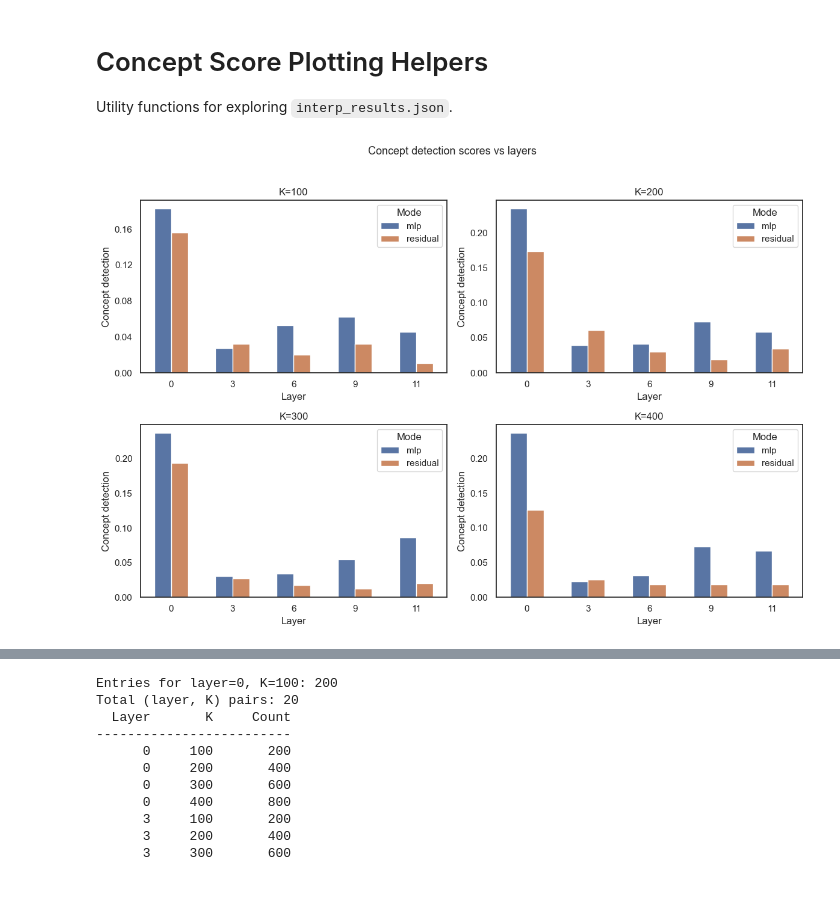
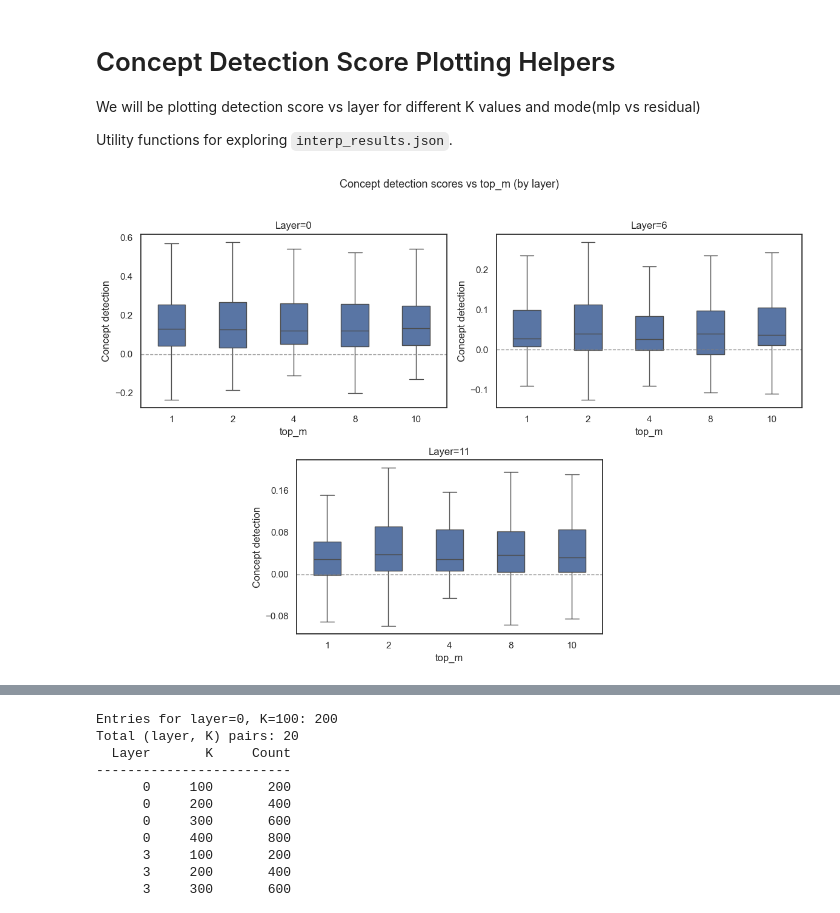
Before and after one commit to Adefioye/mech-interp-exploration, a Jupyter notebook: snmf-mlp/notebooks/concept_score_plotting.ipynb, the cells around one changed output, grey strips where cells are left out. Drawn from its saved outputs; the diff is of its cells as text; code cells hidden in the pictures.

Commit message:
Finish run for top_m for concept detection

```diff
--- a/snmf-mlp/notebooks/concept_score_plotting.ipynb
+++ b/snmf-mlp/notebooks/concept_score_plotting.ipynb
@@ -1,5 +1,7 @@
 # %% [markdown]
-# Concept Score Plotting Helpers
+# Concept Detection Score Plotting Helpers
+
+We will be plotting detection score vs layer for different K values and mode(mlp vs residual)
 
 Utility functions for exploring `interp_results.json`.
 # %%
@@ -47,31 +49,41 @@ def _cosine_list(score_dict):
     return cos if isinstance(cos, list) else []
 
 
-def build_log_ratio_dataframe(results, eps=1e-12, k_values=None, layers=None, modes=None):
+def build_log_ratio_dataframe(results, eps=1e-12, k_values=None, layers=None, modes=None, top_m_values=None):
     """
     Build per-entry dataframe with:
       log_ratio = log(avg(scores.cosine) / avg(random_scores.cosine))
 
-    Returns columns: layer, K, h_row, mode, log_ratio
+    Returns columns: layer, K, h_row, mode, top_m, log_ratio
     """
     allowed_k = None if k_values is None else set(int(k) for k in k_values)
     allowed_layers = None if layers is None else set(int(l) for l in layers)
     allowed_modes = None if modes is None else set(str(m).lower() for m in modes)
+    allowed_top_m = None if top_m_values is None else set(int(m) for m in top_m_values)
 
     rows = []
     for idx, e in enumerate(results):
         if "layer" not in e or "K" not in e:
             continue
 
+        # top_m is required for top_m-vs-score plots
+        if "top_m" not in e:
+            continue
+
         layer = int(e["layer"])
         k = int(e["K"])
         mode = str(e.get("mode", "unknown")).lower()
+        top_m = int(e["top_m"])
 
+        if top_m <= 0:
+            continue
         if allowed_k is not None and k not in allowed_k:
             continue
         if allowed_layers is not None and layer not in allowed_layers:
             continue
         if allowed_modes is not None and mode not in allowed_modes:
+            continue
+        if allowed_top_m is not None and top_m not in allowed_top_m:
             continue
 
         s_avg = _safe_mean(_cosine_list(e.get("scores", {})))
@@ -88,6 +100,7 @@ def build_log_ratio_dataframe(results, eps=1e-12, k_values=None, layers=None, mo
             "K": k,
             "h_row": int(e.get("h_row", idx)),
             "mode": mode,
+            "top_m": top_m,
             "log_ratio": math.log(ratio),
         })
 
@@ -95,5 +108,5 @@ def build_log_ratio_dataframe(results, eps=1e-12, k_values=None, layers=None, mo
     if df.empty:
         raise ValueError("No valid rows found after filtering; cannot build dataframe.")
 
-    return df.sort_values(["K", "mode", "layer", "h_row"]).reset_index(drop=True)
+    return df.sort_values(["layer", "top_m", "K", "mode", "h_row"]).reset_index(drop=True)
 # %%
@@ -241,5 +209,5 @@ def plot_log_scores_vs_layers_by_k(
 results = load_interp_results("../experiments/artifacts/interp_results.json")
 # %%
-df, fig, axes = plot_log_scores_vs_layers_by_k(results, plot_type="bar", agg="mean")
+df, fig, axes = plot_log_scores_vs_top_m_by_layer_box(results, modes=None)
 # %% [output]
-[figure, old version]
+[figure, new version]
```
Also changed, not shown: parts of 3 cells of this notebook, 4 other files.
